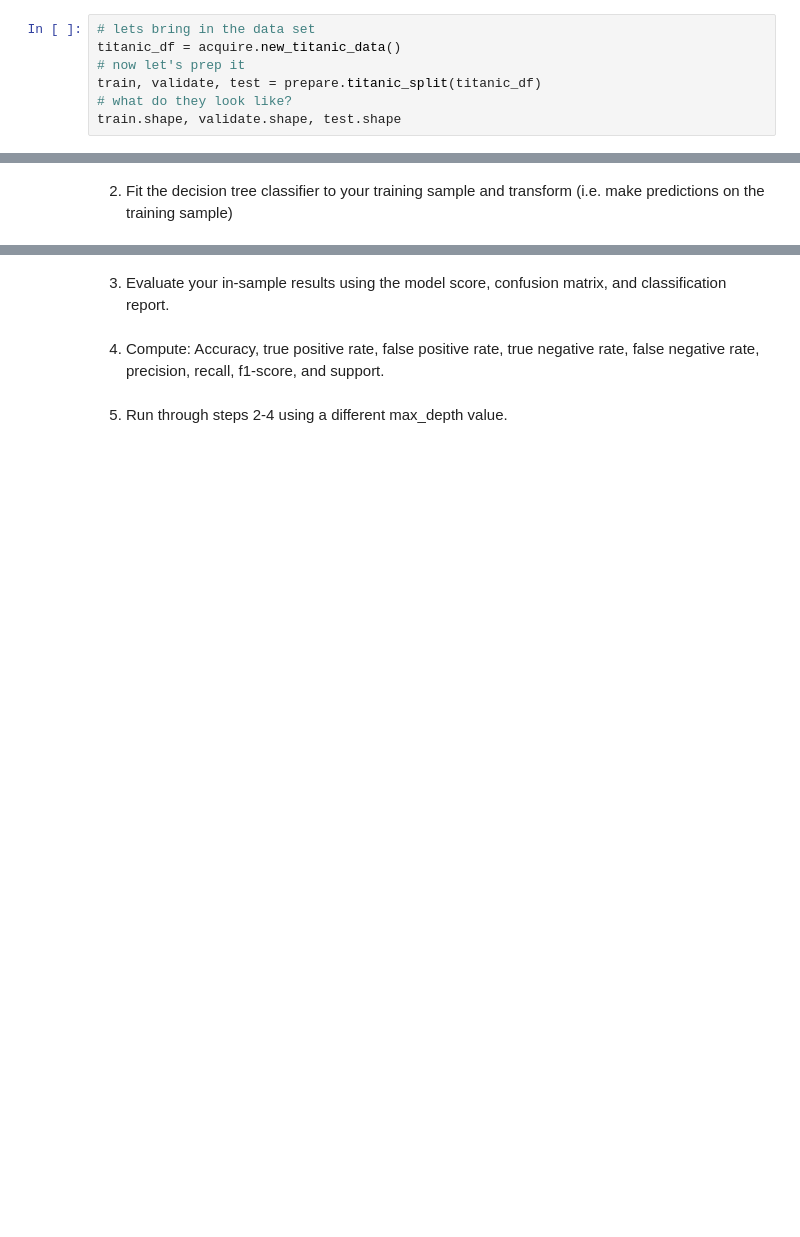
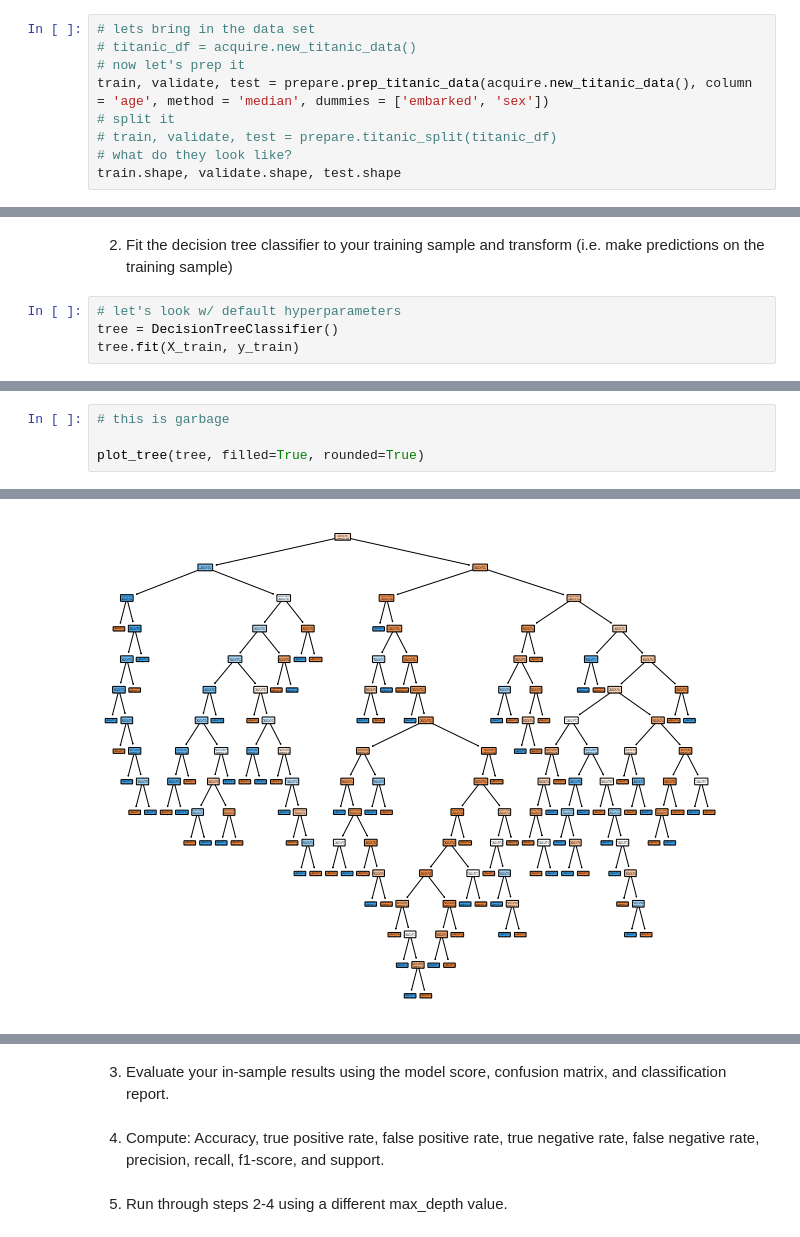
Before and after one commit to Tyler-Applegate/classification-exercises, a Jupyter notebook: model.ipynb, the cells around one changed output, grey strips where cells are left out. Cells and saved outputs as stored; diff of their text form; blank space fills up the shorter version.

```diff
--- a/model.ipynb
+++ b/model.ipynb
@@ -36,9 +37,11 @@ Using the titanic data, in your classification-exercises repository, create a no
 # FP: predict survival, but passenger actually died
 # %%
 # lets bring in the data set
-titanic_df = acquire.new_titanic_data()
+# titanic_df = acquire.new_titanic_data()
 # now let's prep it
-train, validate, test = prepare.titanic_split(titanic_df)
+train, validate, test = prepare.prep_titanic_data(acquire.new_titanic_data(), column = 'age', method = 'median', dummies = ['embarked', 'sex'])
+# split it
+# train, validate, test = prepare.titanic_split(titanic_df)
 # what do they look like?
 train.shape, validate.shape, test.shape
 # %% [output]
@@ -70,2 +236,6 @@ Training accuracy: 0.6165
 # %% [markdown]
 2. Fit the decision tree classifier to your training sample and transform (i.e. make predictions on the training sample)
+# %%
+# let's look w/ default hyperparameters
+tree = DecisionTreeClassifier()
+tree.fit(X_train, y_train)
@@ -71,0 +272,5 @@ Training accuracy: 0.6165
+# %%
+# this is garbage
+
+plot_tree(tree, filled=True, rounded=True)
+# %% [output]
@@ -71,0 +294 @@ Training accuracy: 0.6165
+[figure, added]
```
Also changed, not shown: parts of 29 cells of this notebook, 2 other files.
